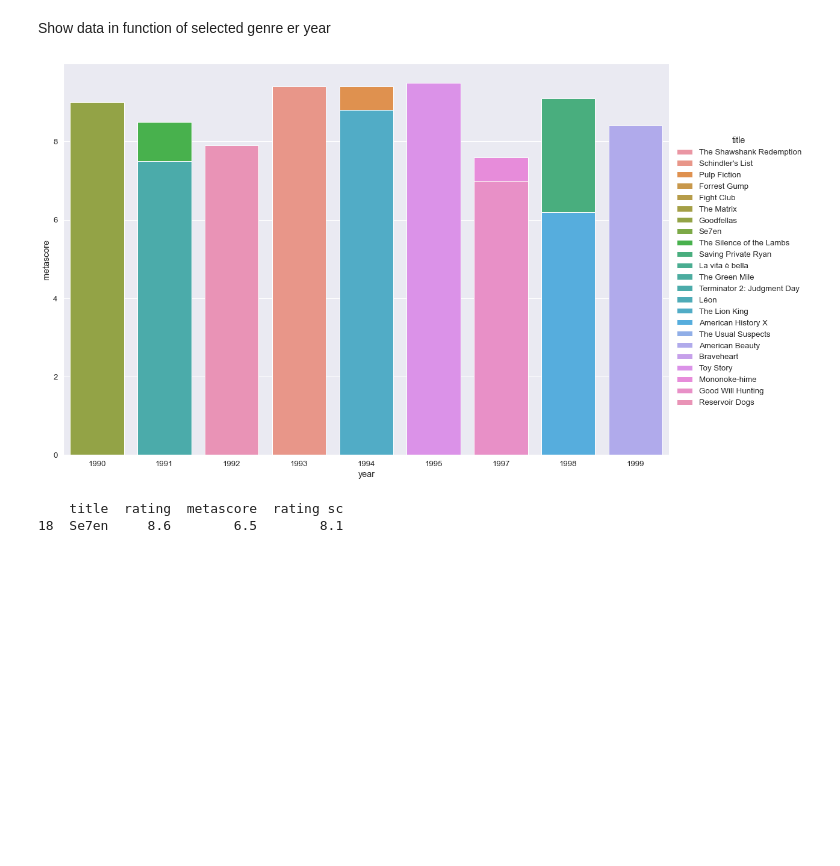
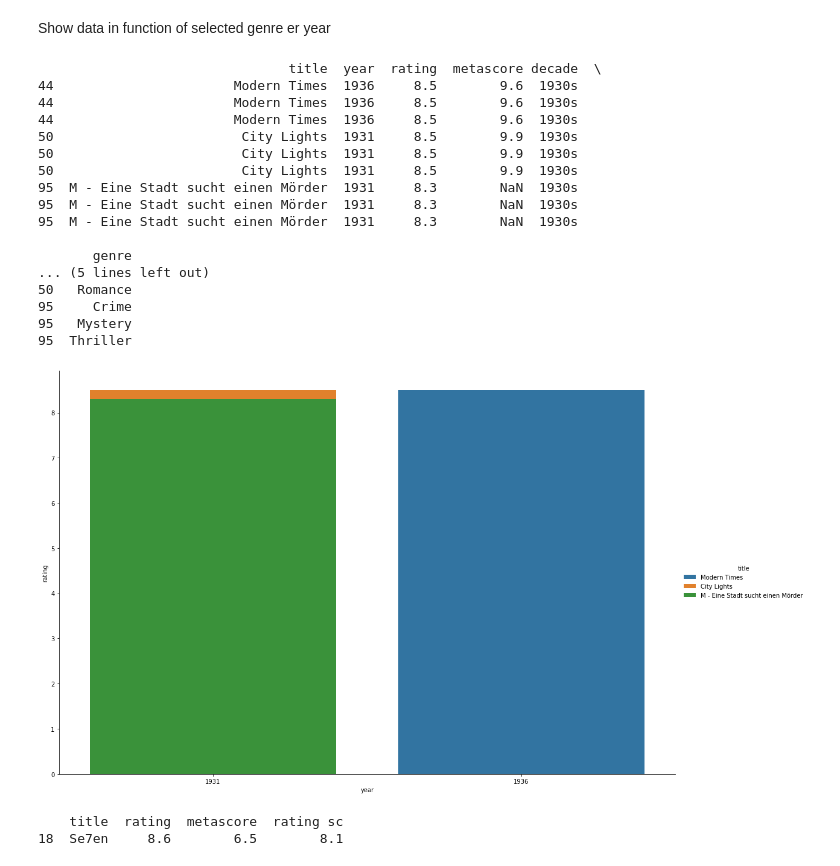
Before and after one commit to taredalen/web-scraping-project, a Jupyter notebook: Data/data_exploration.ipynb, the cells around one changed output. Drawn from its saved outputs; the diff is of its cells as text; code cells hidden in the pictures; blank space fills up the shorter version.

```diff
--- a/Data/data_exploration.ipynb
+++ b/Data/data_exploration.ipynb
@@ -10,7 +10,7 @@ import seaborn as sns
 from pandas import Series
 import matplotlib.pyplot as plt
 
-with open('final_data.json' ,'r') as f:
+with open('../Data/final_data.json' ,'r') as f:
     data = json.loads(f.read())
 
 df = pd.json_normalize(data, meta='title', record_path=['results'])
@@ -77,30 +77,47 @@ Show data in function of selected genre er year
 # %%
 def show_decade(decade):
     df = pd.json_normalize(data, meta='title', record_path=['results'])
 
     df['year'] = df['year'].astype(int)
     df['rating'] = pd.to_numeric(df['rating'])
     df['metascore'] = pd.to_numeric(df['metascore'])/10
     df['decade'] = (10 * (df['year'] // 10)).astype(str) + 's'
 
     df = df[['title','year', 'rating', 'metascore', 'genre', 'decade']]
 
     index_decades = df[ df['decade'] != decade ].index
 
     df.drop(index_decades, inplace = True)
 
     s = df['genre'].str.split(' ').apply(Series, 1).stack()
     s.index = s.index.droplevel(-1)
     s.name = 'genre'
     del df['genre']
     df2 = df.join(s)
-
-    sns.catplot(x='year', y='metascore', hue='title', data=df2, kind='bar', height=10, aspect=15/10, dodge=False)
+    print(df2)
+    sns.catplot(x='year', y='rating', hue='title', data=df2, kind='bar', height=10, aspect=15/10, dodge=False)
     sns.despine()
 
-show_decade('1990s')
+show_decade('1930s')
 # %% [output]
+                                title  year  rating  metascore decade  \
+44                       Modern Times  1936     8.5        9.6  1930s
+44                       Modern Times  1936     8.5        9.6  1930s
+44                       Modern Times  1936     8.5        9.6  1930s
+50                        City Lights  1931     8.5        9.9  1930s
+50                        City Lights  1931     8.5        9.9  1930s
+50                        City Lights  1931     8.5        9.9  1930s
+95  M - Eine Stadt sucht einen Mörder  1931     8.3        NaN  1930s
+95  M - Eine Stadt sucht einen Mörder  1931     8.3        NaN  1930s
+95  M - Eine Stadt sucht einen Mörder  1931     8.3        NaN  1930s
+
+       genre
+... (5 lines left out)
+50   Romance
+95     Crime
+95   Mystery
+95  Thriller
-[figure, old version]
+[figure, new version]
 # %%
 def show_movie(title):
     plt.rcParams['figure.figsize'] = (8, 8)
```
Also changed, not shown: 5 other files.
